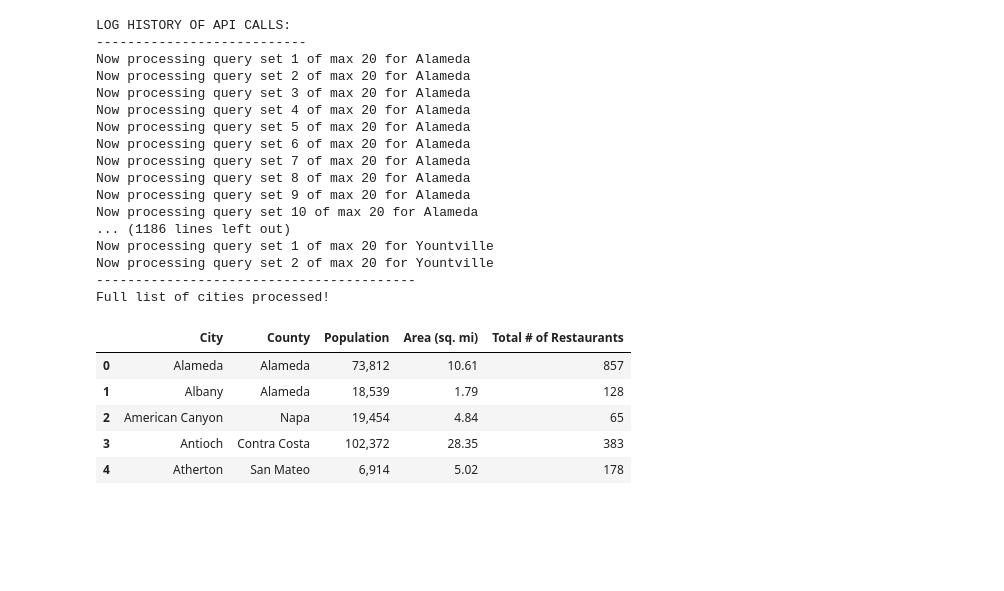
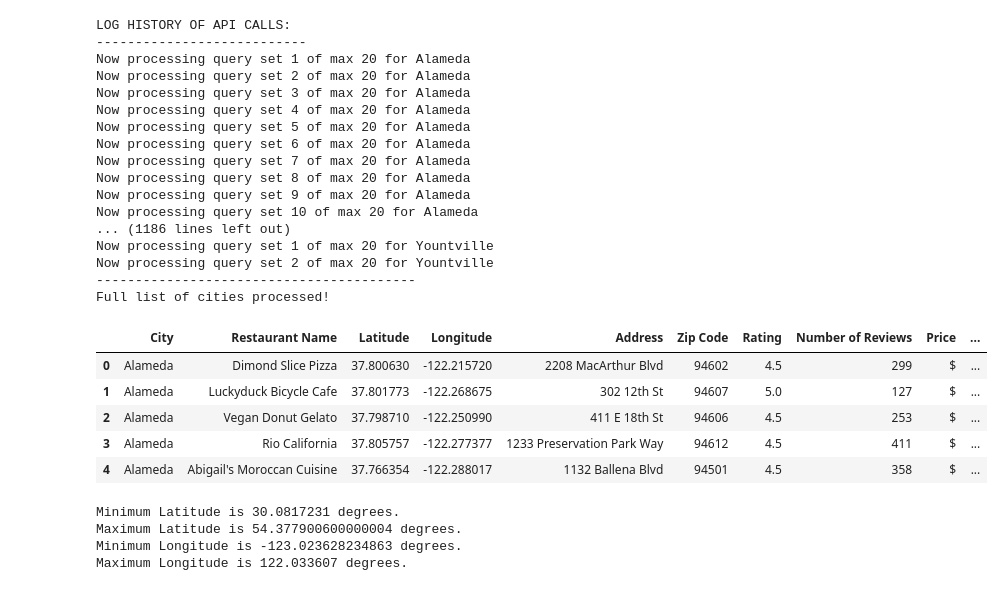
Before and after one commit to lquasem/Project-1, a Jupyter notebook: city_calls_rating.ipynb, the cells around one changed output. Drawn from its saved outputs; the diff is of its cells as text; code cells hidden in the pictures; blank space fills up the shorter version.

```diff
--- a/city_calls_rating.ipynb
+++ b/city_calls_rating.ipynb
@@ -163,13 +163,3 @@ Now processing query set 1 of max 20 for Yountville
 Now processing query set 2 of max 20 for Yountville
 -----------------------------------------
 Full list of cities processed!
-# %%
-# Show cities_df with updated total # of restaurants
-cities_df.head()
-# %% [output]
-|  | City | County | Population | Area (sq. mi) | Total # of Restaurants |
-| 0 | Alameda | Alameda | 73,812 | 10.61 | 857 |
-| 1 | Albany | Alameda | 18,539 | 1.79 | 128 |
-| 2 | American Canyon | Napa | 19,454 | 4.84 | 65 |
-| 3 | Antioch | Contra Costa | 102,372 | 28.35 | 383 |
-| 4 | Atherton | San Mateo | 6,914 | 5.02 | 178 |
@@ -175,0 +171,32 @@ cities_df.head()
+# %%
+#checking the longitude & latitude for cities pulled to ensure that we are only getting cities in the bayarea counties
+
+
+col_names = ["City", "Restaurant Name", "Latitude", "Longitude", "Address", "Zip Code", "Rating",
+             "Number of Reviews", "Price", "Food Category", "Restaurant ID"]
+cities_rating_df = pd.read_csv('Resources/restaurant_data_rating.csv', names=col_names)
+
+cities_rating_df.head()
+# %% [output]
+|  | City | Restaurant Name | Latitude | Longitude | Address | Zip Code | Rating | Number of Reviews | Price | ... |
+| 0 | Alameda | Dimond Slice Pizza | 37.800630 | -122.215720 | 2208 MacArthur Blvd | 94602 | 4.5 | 299 | $ | ... |
+| 1 | Alameda | Luckyduck Bicycle Cafe | 37.801773 | -122.268675 | 302 12th St | 94607 | 5.0 | 127 | $ | ... |
+| 2 | Alameda | Vegan Donut Gelato | 37.798710 | -122.250990 | 411 E 18th St | 94606 | 4.5 | 253 | $ | ... |
+| 3 | Alameda | Rio California | 37.805757 | -122.277377 | 1233 Preservation Park Way | 94612 | 4.5 | 411 | $ | ... |
+| 4 | Alameda | Abigail's Moroccan Cuisine | 37.766354 | -122.288017 | 1132 Ballena Blvd | 94501 | 4.5 | 358 | $ | ... |
+# %%
+max_lat = cities_rating_df["Latitude"].max()
+min_lat = cities_rating_df["Latitude"].min()
+max_lng = cities_rating_df["Longitude"].max()
+min_lng = cities_rating_df["Longitude"].min()
+
+
+print(f"Minimum Latitude is {min_lat} degrees.")
+print(f"Maximum Latitude is {max_lat} degrees.")
+print(f"Minimum Longitude is {min_lng} degrees.")
+print(f"Maximum Longitude is {max_lng} degrees.")
+# %% [output]
+Minimum Latitude is 30.0817231 degrees.
+Maximum Latitude is 54.377900600000004 degrees.
+Minimum Longitude is -123.023628234863 degrees.
+Maximum Longitude is 122.033607 degrees.
```
Also changed, not shown: parts of 3 cells of this notebook, 3 other files.
